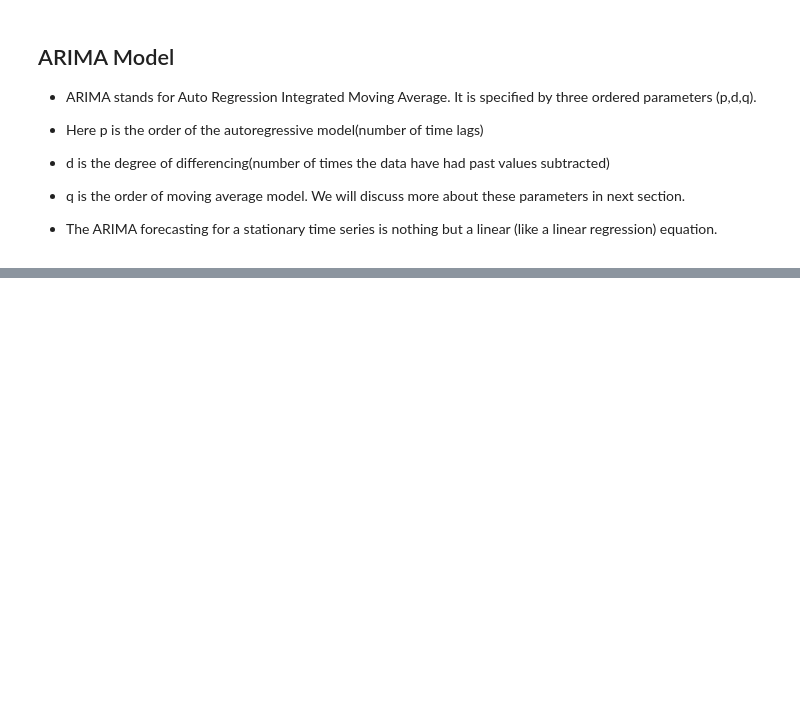
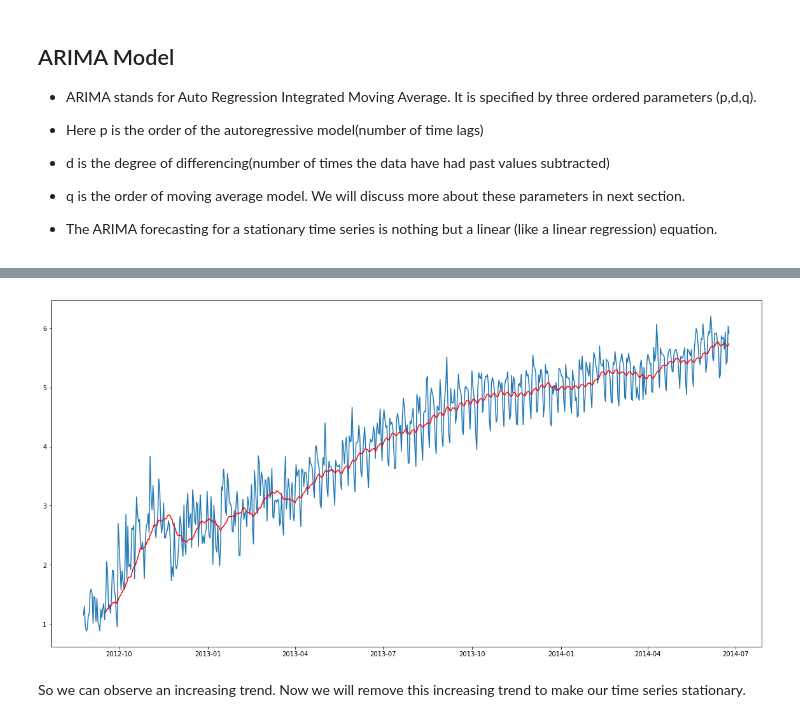
Before and after one commit to mzhang0417/data_science_practice, a Jupyter notebook: time_series_analysis/time_series_analysis.ipynb, the cells around one changed output, grey strips where cells are left out. Saved outputs shown, nothing was run; the diff lists cells and outputs as text; code cells hidden in the pictures; blank space fills up the shorter version.

```diff
--- a/time_series_analysis/time_series_analysis.ipynb
+++ b/time_series_analysis/time_series_analysis.ipynb
@@ -431,0 +493,11 @@ pd.DataFrame(submission, columns=['ID','Count']).to_csv('Holt winters.csv', inde
+# %%
+Train_log = np.log(Train['Count'])
+valid_log = np.log(valid['Count'])
+moving_avg = Train_log.rolling(24).mean()
+plt.plot(Train_log)
+plt.plot(moving_avg, color = 'red')
+plt.show()
+# %% [output]
+[figure, added]
+# %% [markdown]
+So we can observe an increasing trend. Now we will remove this increasing trend to make our time series stationary.
```
Also changed, not shown: parts of 46 cells of this notebook, 2 other files.
